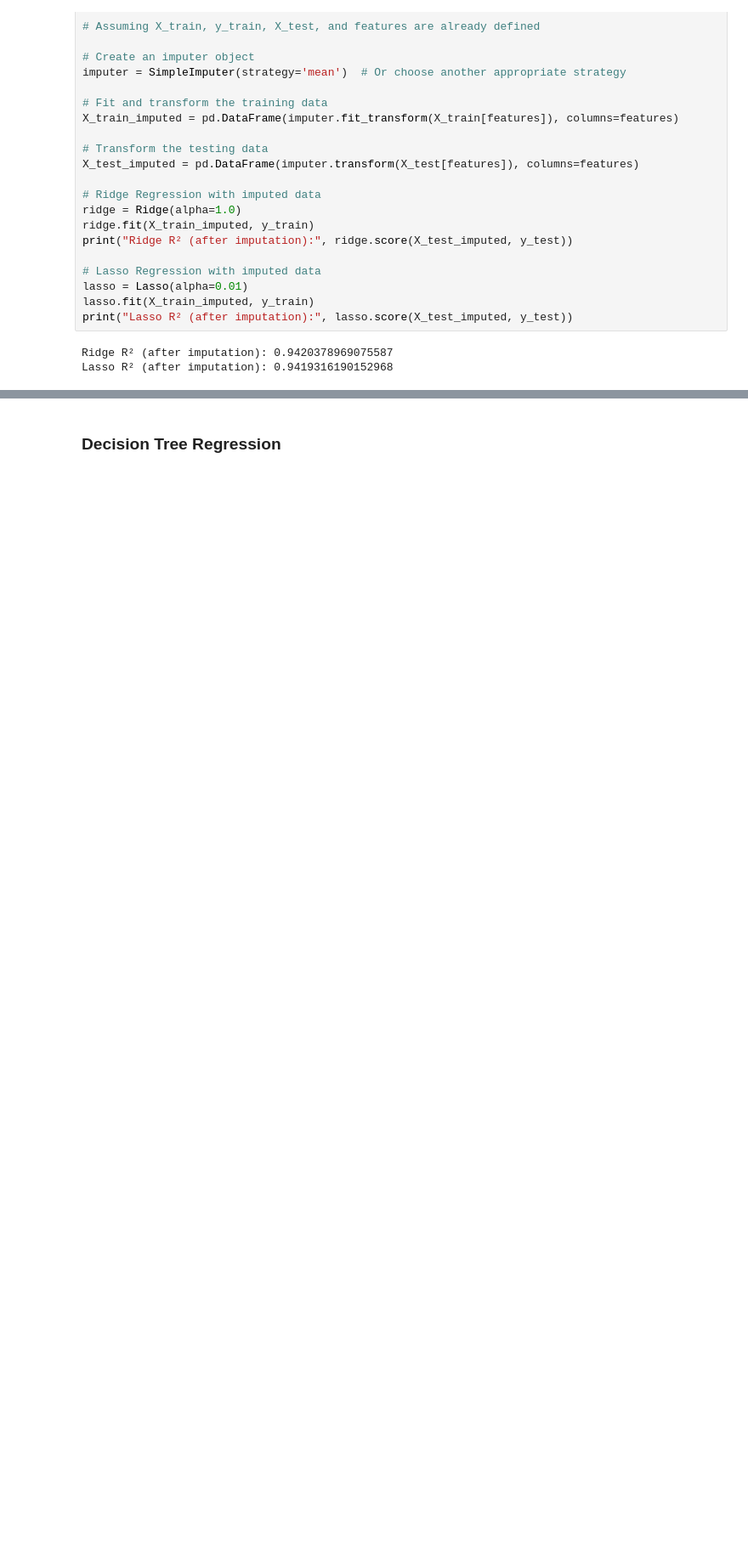
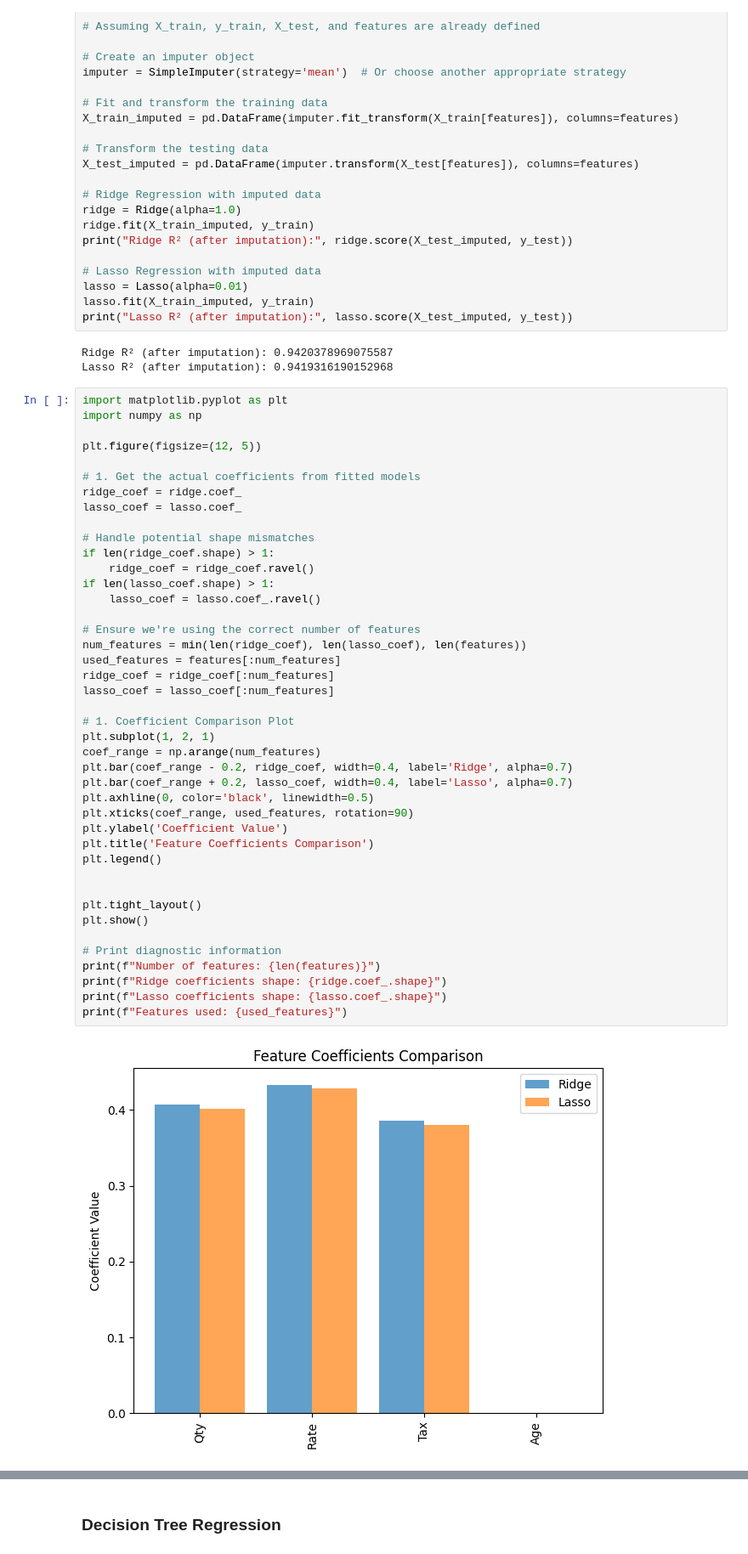
Before and after one commit to Mahmoudabuelfadl25/-Basics-of-Python-in-Data-Analytics, a Jupyter notebook: retail.ipynb, the cells around one changed output, grey strips where cells are left out. Shown at 85% size. Cells and saved outputs as stored; diff of their text form; blank space fills up the shorter version.

```diff
--- a/retail.ipynb
+++ b/retail.ipynb
@@ -862,3 +984,47 @@ print("Lasso R² (after imputation):", lasso.score(X_test_imputed, y_test))
 # %% [output]
 Ridge R² (after imputation): 0.9420378969075587
 Lasso R² (after imputation): 0.9419316190152968
+# %%
+import matplotlib.pyplot as plt
+import numpy as np
+
+plt.figure(figsize=(12, 5))
+
+# 1. Get the actual coefficients from fitted models
+ridge_coef = ridge.coef_
+lasso_coef = lasso.coef_
+
+# Handle potential shape mismatches
+if len(ridge_coef.shape) > 1:
+    ridge_coef = ridge_coef.ravel()
+if len(lasso_coef.shape) > 1:
+    lasso_coef = lasso.coef_.ravel()
+
+# Ensure we're using the correct number of features
+num_features = min(len(ridge_coef), len(lasso_coef), len(features))
+used_features = features[:num_features]
+ridge_coef = ridge_coef[:num_features]
+lasso_coef = lasso_coef[:num_features]
+
+# 1. Coefficient Comparison Plot
+plt.subplot(1, 2, 1)
+coef_range = np.arange(num_features)
+plt.bar(coef_range - 0.2, ridge_coef, width=0.4, label='Ridge', alpha=0.7)
+plt.bar(coef_range + 0.2, lasso_coef, width=0.4, label='Lasso', alpha=0.7)
+plt.axhline(0, color='black', linewidth=0.5)
+plt.xticks(coef_range, used_features, rotation=90)
+plt.ylabel('Coefficient Value')
+plt.title('Feature Coefficients Comparison')
+plt.legend()
+
+
+plt.tight_layout()
+plt.show()
+
+# Print diagnostic information
+print(f"Number of features: {len(features)}")
+print(f"Ridge coefficients shape: {ridge.coef_.shape}")
+print(f"Lasso coefficients shape: {lasso.coef_.shape}")
+print(f"Features used: {used_features}")
+# %% [output]
+[figure, added]
```
Also changed, not shown: parts of 11 cells of this notebook.
